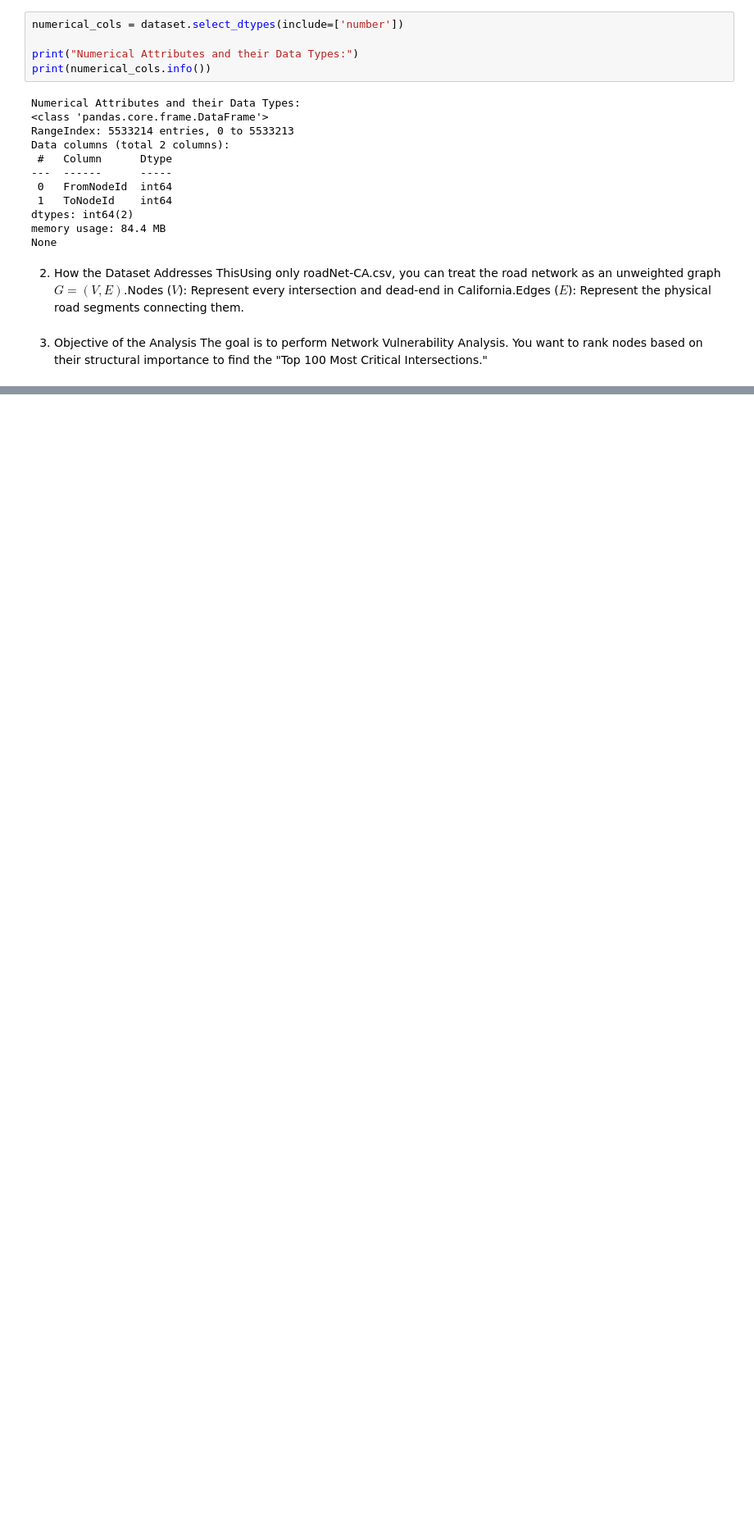
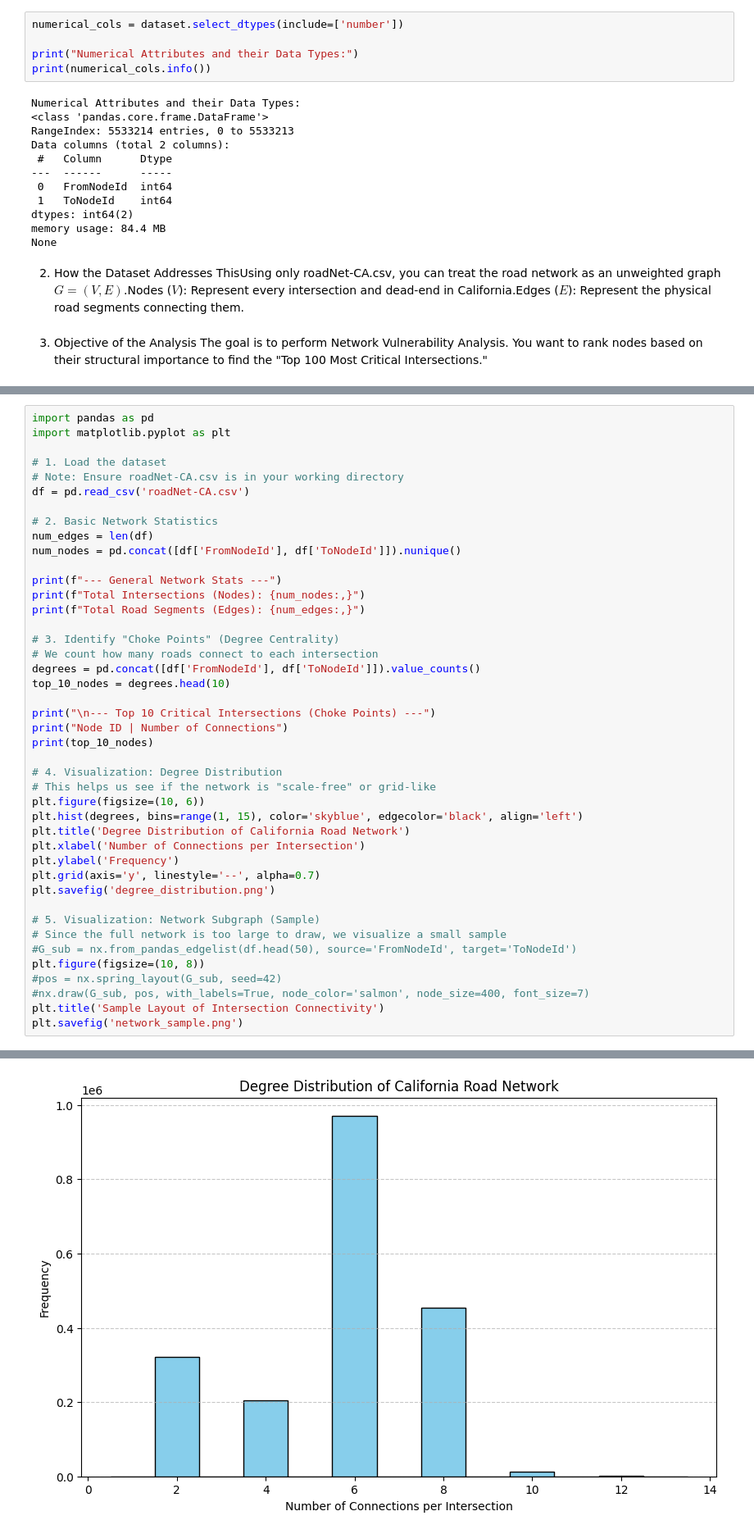
Before and after one commit to s26000006/EEX9236_LabTest_S26000006, a Jupyter notebook: 126102095_lab_test.ipynb, the cells around one changed output, grey strips where cells are left out. Shown at 82% size. Saved outputs shown, nothing was run; the diff lists cells and outputs as text; blank space fills up the shorter version.

```diff
--- a/126102095_lab_test.ipynb
+++ b/126102095_lab_test.ipynb
@@ -67,0 +72,44 @@ The goal is to perform Network Vulnerability Analysis. You want to rank nodes ba
+# %%
+import pandas as pd
+import matplotlib.pyplot as plt
+
+# 1. Load the dataset
+# Note: Ensure roadNet-CA.csv is in your working directory
+df = pd.read_csv('roadNet-CA.csv')
+
+# 2. Basic Network Statistics
+num_edges = len(df)
+num_nodes = pd.concat([df['FromNodeId'], df['ToNodeId']]).nunique()
+
+print(f"--- General Network Stats ---")
+print(f"Total Intersections (Nodes): {num_nodes:,}")
+print(f"Total Road Segments (Edges): {num_edges:,}")
+
+# 3. Identify "Choke Points" (Degree Centrality)
+# We count how many roads connect to each intersection
+degrees = pd.concat([df['FromNodeId'], df['ToNodeId']]).value_counts()
+top_10_nodes = degrees.head(10)
+
+print("\n--- Top 10 Critical Intersections (Choke Points) ---")
+print("Node ID | Number of Connections")
+print(top_10_nodes)
+
+# 4. Visualization: Degree Distribution
+# This helps us see if the network is "scale-free" or grid-like
+plt.figure(figsize=(10, 6))
+plt.hist(degrees, bins=range(1, 15), color='skyblue', edgecolor='black', align='left')
+plt.title('Degree Distribution of California Road Network')
+plt.xlabel('Number of Connections per Intersection')
+plt.ylabel('Frequency')
+plt.grid(axis='y', linestyle='--', alpha=0.7)
+plt.savefig('degree_distribution.png')
+
+# 5. Visualization: Network Subgraph (Sample)
+# Since the full network is too large to draw, we visualize a small sample
+#G_sub = nx.from_pandas_edgelist(df.head(50), source='FromNodeId', target='ToNodeId')
+plt.figure(figsize=(10, 8))
+#pos = nx.spring_layout(G_sub, seed=42)
+#nx.draw(G_sub, pos, with_labels=True, node_color='salmon', node_size=400, font_size=7)
+plt.title('Sample Layout of Intersection Connectivity')
+plt.savefig('network_sample.png')
+# %% [output]
@@ -67,0 +133 @@ The goal is to perform Network Vulnerability Analysis. You want to rank nodes ba
+[figure, added]
```
Also changed, not shown: parts of 7 cells of this notebook.
